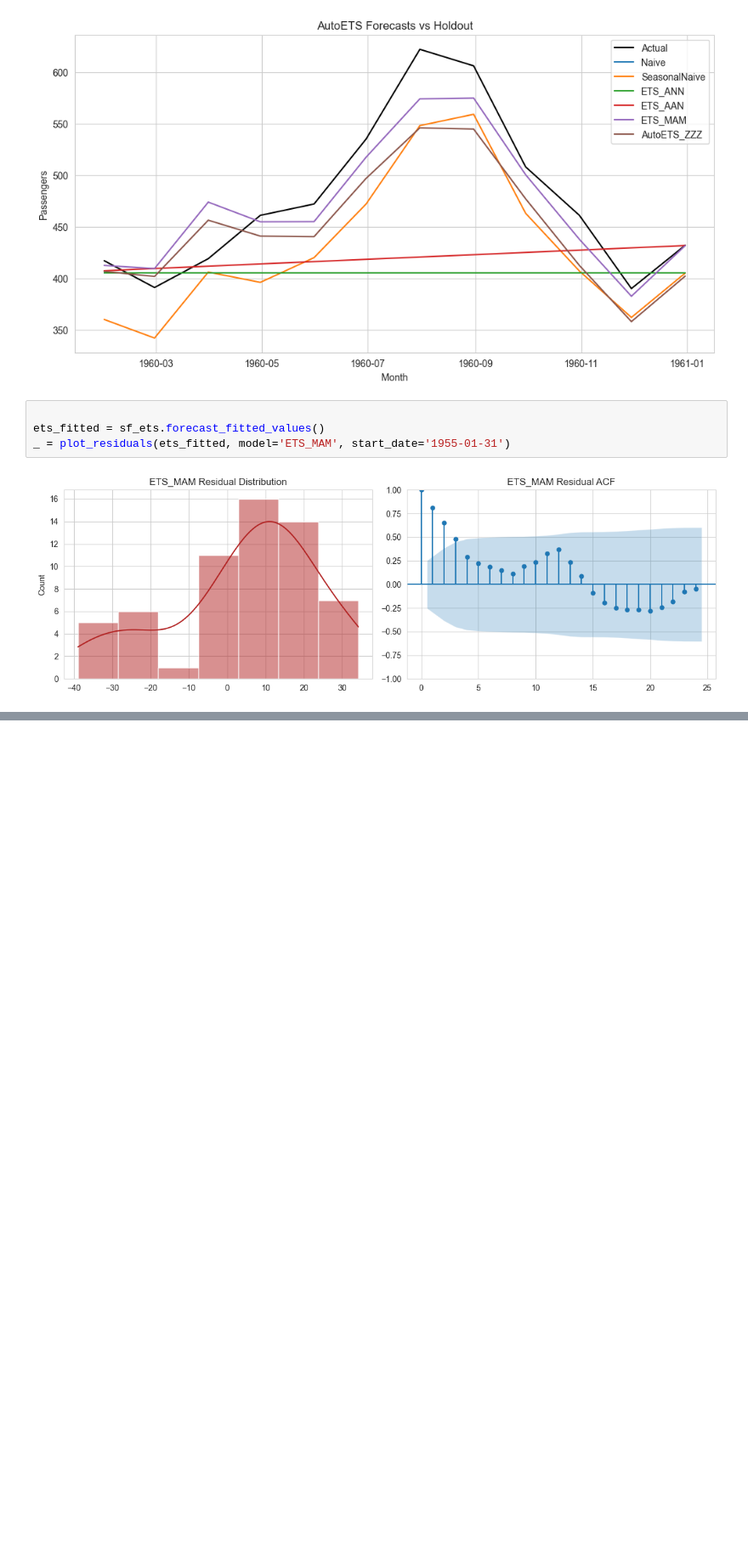
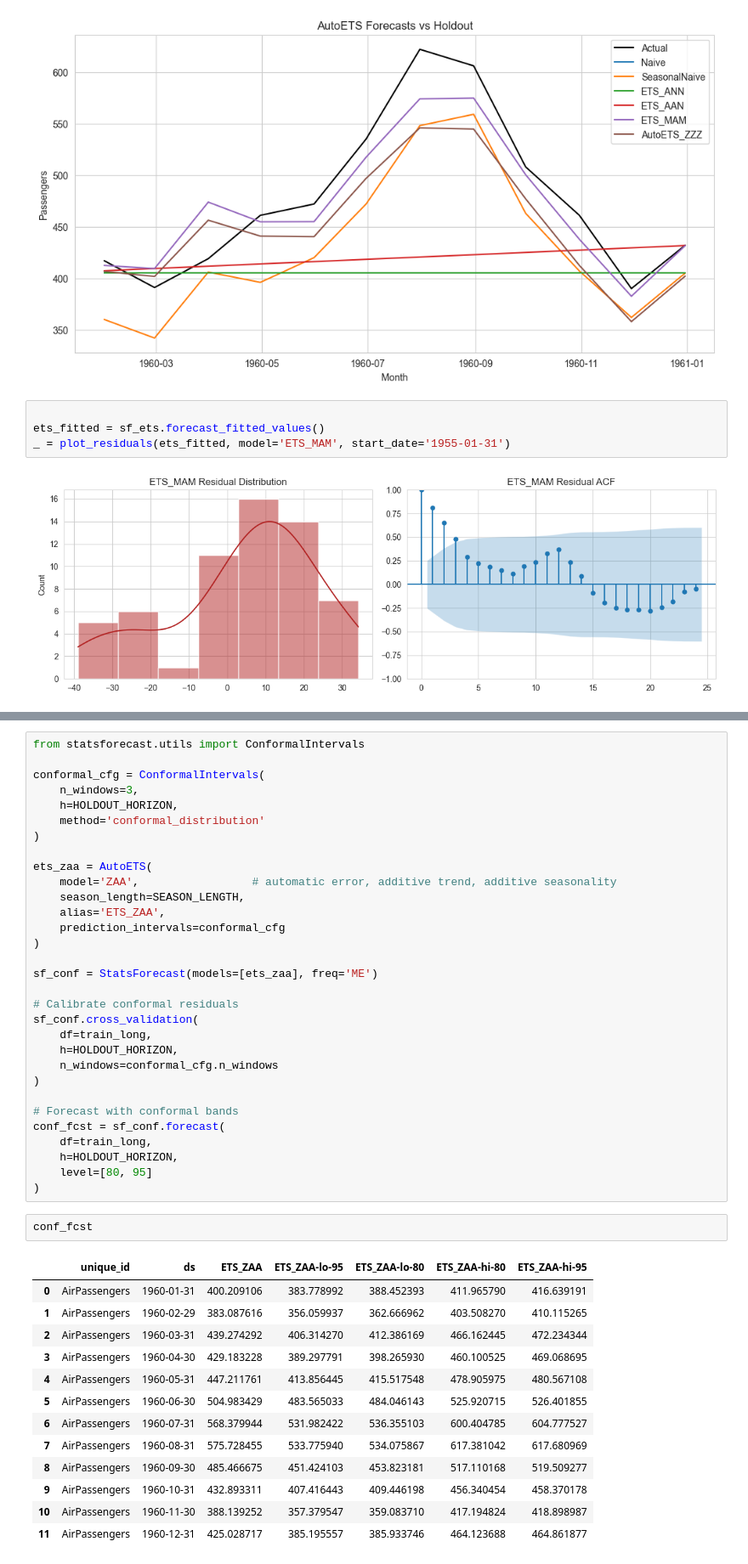
Before and after one commit to PJalgotrader/Deep_forecasting-USU, a Jupyter notebook: Lectures and codes/Module 3- Exponential Smoothing/Module3-exponential_smoothing_statsforecast.ipynb, the cells around one changed output, grey strips where cells are left out. Shown at 85% size. Cells and saved outputs as stored; diff of their text form; blank space fills up the shorter version.

```diff
--- a/Lectures and codes/Module 3- Exponential Smoothing/Module3-exponential_smoothing_statsforecast.ipynb
+++ b/Lectures and codes/Module 3- Exponential Smoothing/Module3-exponential_smoothing_statsforecast.ipynb
@@ -396,0 +441,47 @@ _ = plot_residuals(ets_fitted, model='ETS_MAM', start_date='1955-01-31')
+# %%
+from statsforecast.utils import ConformalIntervals
+
+conformal_cfg = ConformalIntervals(
+    n_windows=3,
+    h=HOLDOUT_HORIZON,
+    method='conformal_distribution'
+)
+
+ets_zaa = AutoETS(
+    model='ZAA',                 # automatic error, additive trend, additive seasonality
+    season_length=SEASON_LENGTH,
+    alias='ETS_ZAA',
+    prediction_intervals=conformal_cfg
+)
+
+sf_conf = StatsForecast(models=[ets_zaa], freq='ME')
+
+# Calibrate conformal residuals
+sf_conf.cross_validation(
+    df=train_long,
+    h=HOLDOUT_HORIZON,
+    n_windows=conformal_cfg.n_windows
+)
+
+# Forecast with conformal bands
+conf_fcst = sf_conf.forecast(
+    df=train_long,
+    h=HOLDOUT_HORIZON,
+    level=[80, 95]
+)
+# %%
+conf_fcst
+# %% [output]
+|  | unique_id | ds | ETS_ZAA | ETS_ZAA-lo-95 | ETS_ZAA-lo-80 | ETS_ZAA-hi-80 | ETS_ZAA-hi-95 |
+| 0 | AirPassengers | 1960-01-31 | 400.209106 | 383.778992 | 388.452393 | 411.965790 | 416.639191 |
+| 1 | AirPassengers | 1960-02-29 | 383.087616 | 356.059937 | 362.666962 | 403.508270 | 410.115265 |
+| 2 | AirPassengers | 1960-03-31 | 439.274292 | 406.314270 | 412.386169 | 466.162445 | 472.234344 |
+| 3 | AirPassengers | 1960-04-30 | 429.183228 | 389.297791 | 398.265930 | 460.100525 | 469.068695 |
+| 4 | AirPassengers | 1960-05-31 | 447.211761 | 413.856445 | 415.517548 | 478.905975 | 480.567108 |
+| 5 | AirPassengers | 1960-06-30 | 504.983429 | 483.565033 | 484.046143 | 525.920715 | 526.401855 |
+| 6 | AirPassengers | 1960-07-31 | 568.379944 | 531.982422 | 536.355103 | 600.404785 | 604.777527 |
+| 7 | AirPassengers | 1960-08-31 | 575.728455 | 533.775940 | 534.075867 | 617.381042 | 617.680969 |
+| 8 | AirPassengers | 1960-09-30 | 485.466675 | 451.424103 | 453.823181 | 517.110168 | 519.509277 |
+| 9 | AirPassengers | 1960-10-31 | 432.893311 | 407.416443 | 409.446198 | 456.340454 | 458.370178 |
+| 10 | AirPassengers | 1960-11-30 | 388.139252 | 357.379547 | 359.083710 | 417.194824 | 418.898987 |
+| 11 | AirPassengers | 1960-12-31 | 425.028717 | 385.195557 | 385.933746 | 464.123688 | 464.861877 |
```
Also changed, not shown: parts of 4 cells of this notebook.
